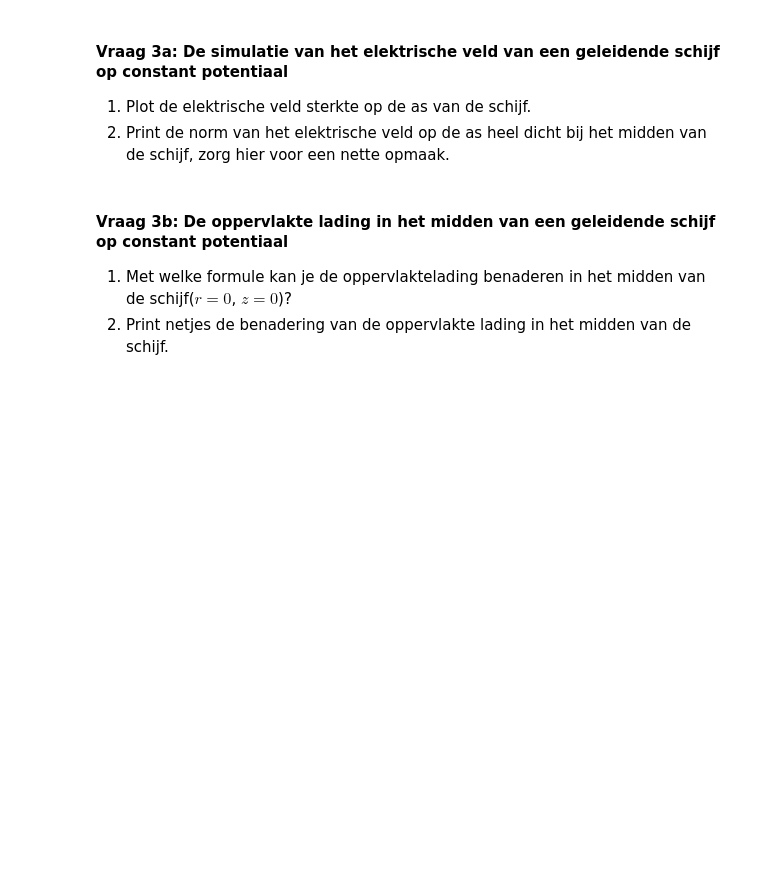
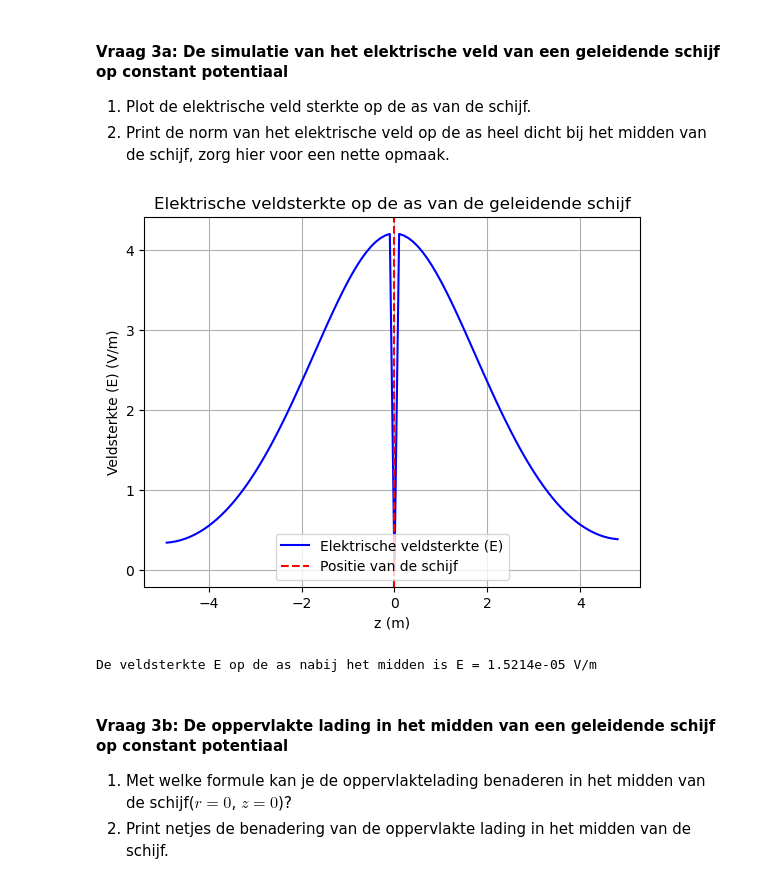
Before and after one commit to jasperbom747-creator/opdrachten-DEF-D-Jasper-Bom, a Jupyter notebook: DigitaleOntwerpopdrachten/1CondensatorOpdracht/CondensatorOntwerpopdracht.ipynb, the cells around one changed output. Cells and saved outputs as stored; diff of their text form; code cells hidden in the pictures; blank space fills up the shorter version.

```diff
--- a/DigitaleOntwerpopdrachten/1CondensatorOpdracht/CondensatorOntwerpopdracht.ipynb
+++ b/DigitaleOntwerpopdrachten/1CondensatorOpdracht/CondensatorOntwerpopdracht.ipynb
@@ -321,9 +321,29 @@ plot_results_disk(Ez, Er, normE, V, r, z, grid_step, disk_radius, z_pos_disk1, z
 1. Plot de elektrische veld sterkte op de as van de schijf.
 2. Print de norm van het elektrische veld op de as heel dicht bij het midden van de schijf, zorg hier voor een nette opmaak.
 # %%
-###
-###Jouw code hier###
-###
+# 1. Plot de elektrische veld sterkte op de as van de schijf
+# r = 0 dus de eerste kolom van normE
+E_on_axis = normE[:, 0]
+
+plt.figure()
+plt.plot(z_for_E, E_on_axis, label='Elektrische veldsterkte (E)', color='blue')
+plt.axvline(x=z_pos_disk1, color='red', linestyle='--', label='Positie van de schijf')
+
+plt.xlabel('z (m)')
+plt.ylabel('Veldsterkte (E) (V/m)')
+plt.title('Elektrische veldsterkte op de as van de geleidende schijf')
+plt.legend()
+plt.grid(True)
+plt.show()
+
+# 2. Print de norm van het elektrische veld op de as heel dicht bij het midden van de schijf, zorg hier voor een nette opmaak.
+# We zoeken de index in z_for_E die het dichtst bij z_pos_disk1 ligt
+idx_center_z = np.argmin(np.abs(z_for_E - z_pos_disk1))
+E_near_center = E_on_axis[idx_center_z]
+print(f"De veldsterkte E op de as nabij het midden is E = {E_near_center:.4e} V/m")
+# %% [output]
+[figure, added]
+De veldsterkte E op de as nabij het midden is E = 1.5214e-05 V/m
 # %% [markdown]
 #### Vraag 3b: De oppervlakte lading in het midden van een geleidende schijf op constant potentiaal
 
```
Also changed, not shown: parts of 9 cells of this notebook.
